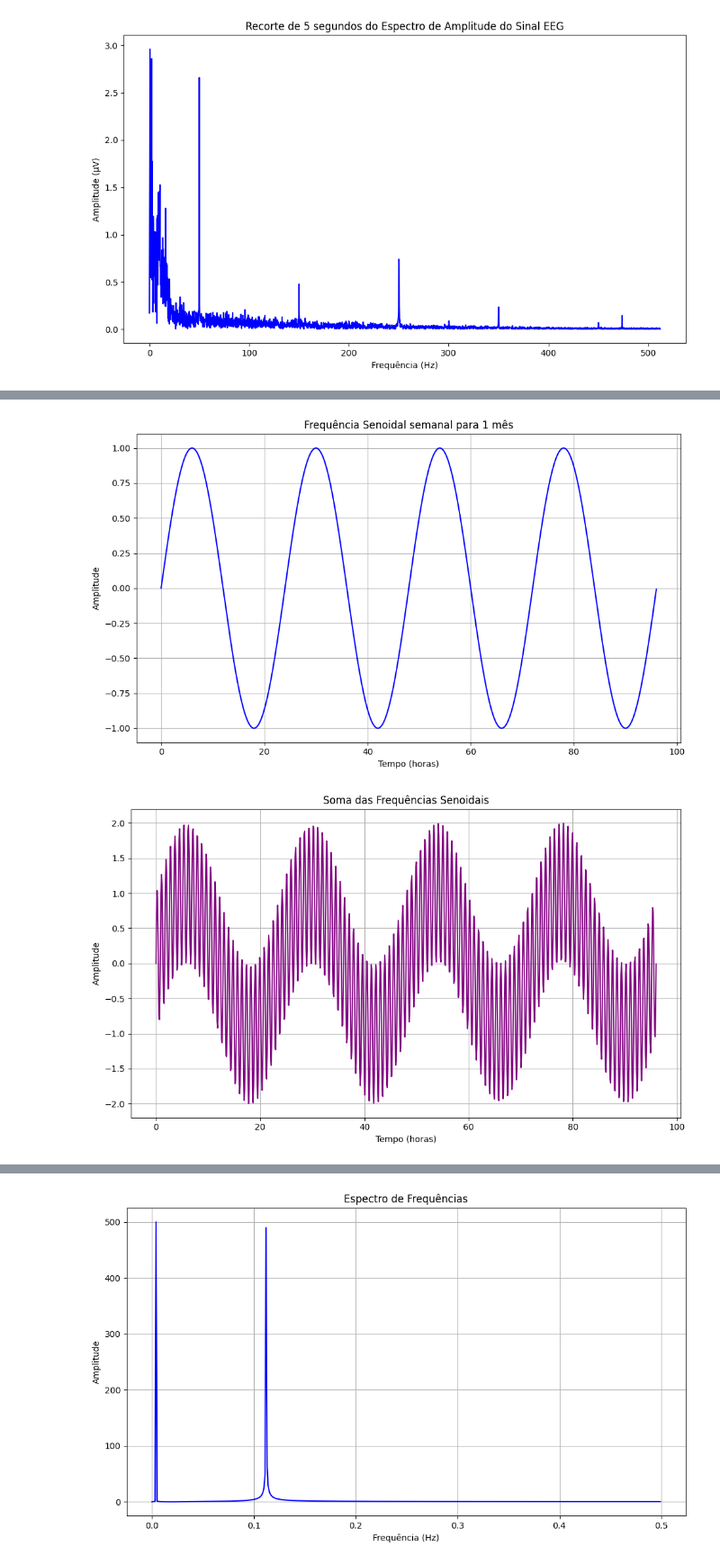
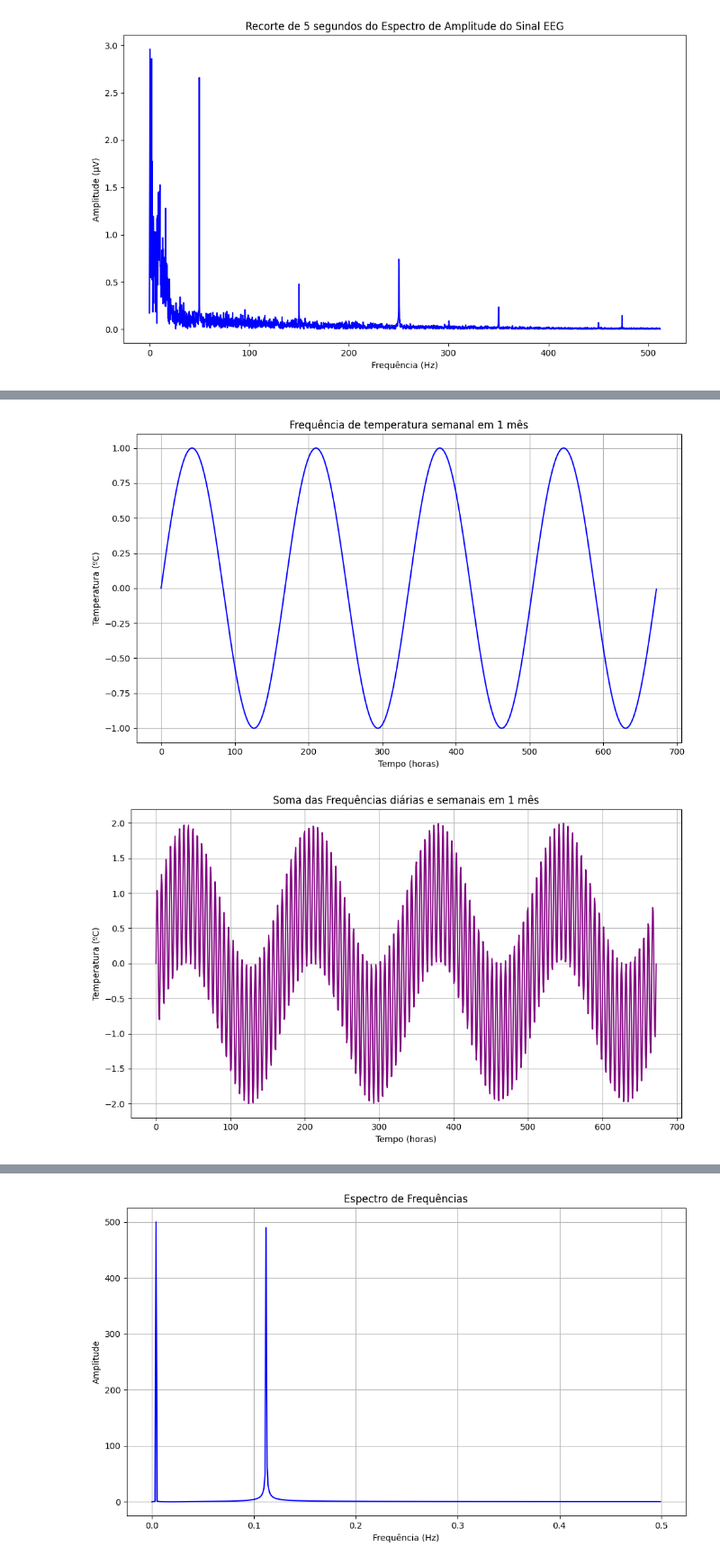
Before and after one commit to PauloMatheusGr/DSP-Class, a Jupyter notebook: aula-fft.ipynb, the cells around one changed output, grey strips where cells are left out. Shown at 90% size. Drawn from its saved outputs; the diff is of its cells as text; code cells hidden in the pictures.

```diff
--- a/aula-fft.ipynb
+++ b/aula-fft.ipynb
@@ -418,41 +418,41 @@ frequencia_seno = np.sin(2 * np.pi * frequencia * tempo)
 
 # Plotagem do gráfico
 plt.figure(figsize=(10, 6))
-plt.plot(tempo, frequencia_seno, color='blue')
+plt.plot(tempo*7, frequencia_seno, color='blue')
 plt.xlabel('Tempo (horas)')
-plt.ylabel('Amplitude')
-plt.title('Frequência Senoidal semanal para 1 mês')
+plt.ylabel('Temperatura (ºC)')
+plt.title('Frequência de temperatura semanal em 1 mês')
 plt.grid(True)
 plt.tight_layout()
 plt.show()
 # %% [output]
-[figure, old version]
+[figure, new version]
 # %%
 import matplotlib.pyplot as plt
 import numpy as np
 
 # Frequência senoidal para representar alterações a cada 24 horas com 7 repetições
 frequencia_1 = 1 / 24   # Frequência de 1 ciclo a cada 24 horas
 periodo_1 = 7 * 13.71 # Número total de horas (7 dias)
 tempo_1 = np.linspace(0, periodo_1, num=1000)  # Tempo ao longo de 7 dias
 frequencia_seno_1 = np.sin(2 * np.pi * frequencia_1 * tempo_1)
 
 # Frequência senoidal para representar alterações a cada 24 horas com 4 repetições
 frequencia_2 = 1 /  24   # Frequência de 1 ciclo a cada 24 horas
 periodo_2 =  4 * 672  # Número total de horas (4 ciclos)
 tempo_2 = np.linspace(0, periodo_2, num=1000)  # Tempo ao longo de 4 ciclos
 frequencia_seno_2 = np.sin(2 * np.pi * frequencia_2 * tempo_2)
 # Soma das duas funções seno
 soma = frequencia_seno_1 + frequencia_seno_2
 
 # Plotagem do gráfico
 plt.figure(figsize=(10, 6))
-plt.plot(tempo_1, soma, color='purple')
+plt.plot(tempo_1*7, soma, color='purple')
 plt.xlabel('Tempo (horas)')
-plt.ylabel('Amplitude')
-plt.title('Soma das Frequências Senoidais')
+plt.ylabel('Temperatura (ºC)')
+plt.title('Soma das Frequências diárias e semanais em 1 mês')
 plt.grid(True)
 plt.tight_layout()
 plt.show()
 # %% [output]
-[figure, old version]
+[figure, new version]
```
Also changed, not shown: parts of 4 cells of this notebook, 7 other files.
